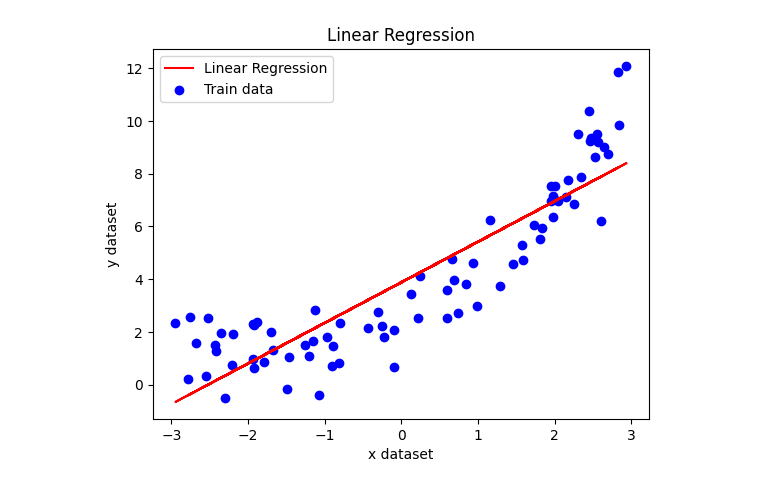
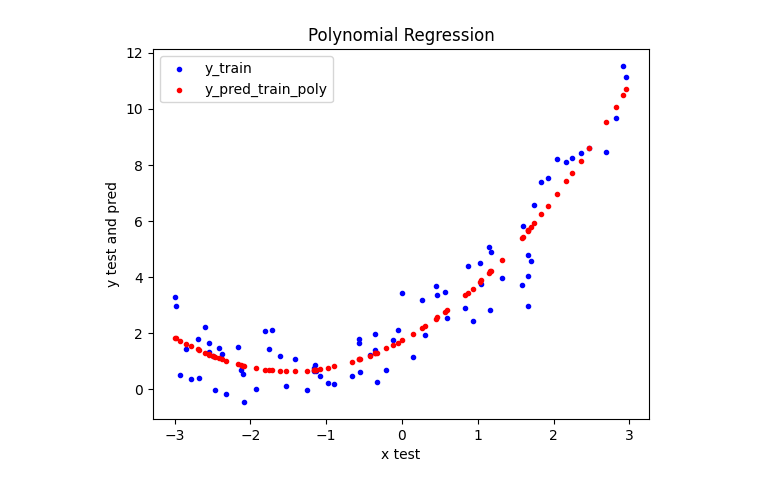
Before and after one commit to manojCodes77/starting_machine_learning, a Jupyter notebook: 03-polynomial-regression/main.ipynb, the cells around one changed output. Drawn from its saved outputs; the diff is of its cells as text; code cells hidden in the pictures.

Commit message:
polynomial regression

```diff
--- a/03-polynomial-regression/main.ipynb
+++ b/03-polynomial-regression/main.ipynb
@@ -18,7 +27 @@ from sklearn.model_selection import train_test_split
 x_train, x_test, y_train, y_test = train_test_split(x, y, test_size=0.2, random_state=42)
-# %%
-# simplest linear regression
-from sklearn.linear_model import LinearRegression
-lin_reg = LinearRegression()
-lin_reg.fit(x_train, y_train)
-lin_reg
@@ -32,0 +30,6 @@ R2 score: 0.785135422292059
+# %%
+from sklearn.linear_model import LinearRegression
+# create a linear regression model
+model_1 = LinearRegression()
+# fit the model to the training data
+model_1.fit(x_train, y_train)
@@ -32,0 +78,16 @@ R2 score: 0.785135422292059
+# %%
+from sklearn.linear_model import LinearRegression
+from sklearn.metrics import mean_squared_error, r2_score
+model_2 = LinearRegression()
+model_2.fit(x_train_poly, y_train)
+y_pred_train_poly = model_2.predict(x_train_poly)
+y_pred_test_poly = model_2.predict(x_test_poly)
+# calculate the mean squared error
+# mse_train_poly = mean_squared_error(y_train, y_pred_train_poly)
+# print("Train Mean Squared Error:", mse_train_poly)
+# mse_test_poly = mean_squared_error(y_test, y_pred_test_poly)
+# print("Test Mean Squared Error:", mse_test_poly)
+# r2_train_poly = r2_score(y_train, y_pred_train_poly)
+# print("Train R^2 Score:", r2_train_poly)
+r2_test_poly = r2_score(y_test, y_pred_test_poly)
+print("Test R^2 Score:", r2_test_poly)
@@ -33,10 +107,11 @@ R2 score: 0.785135422292059
 # %%
-plt.plot(x_train,lin_reg.predict(x_train),color='red',label='Linear Regression')
-plt.scatter(x_train,y_train,color='blue',label='Train data')
-plt.title('Linear Regression')
-plt.xlabel('x dataset')
-plt.ylabel('y dataset')
-plt.legend()
+# plot the polynomial regression curve
+plt.scatter(x_train, y_train, color='blue',marker='.')
+plt.scatter(x_train, y_pred_train_poly, color='red', marker='.')
+plt.xlabel('x test')
+plt.ylabel('y test and pred')
+plt.title('Polynomial Regression')
+plt.legend(['y_train', 'y_pred_train_poly'])
 plt.show()
 # %% [output]
-[figure, old version]
+[figure, new version]
```
Also changed, not shown: parts of 22 cells of this notebook.
